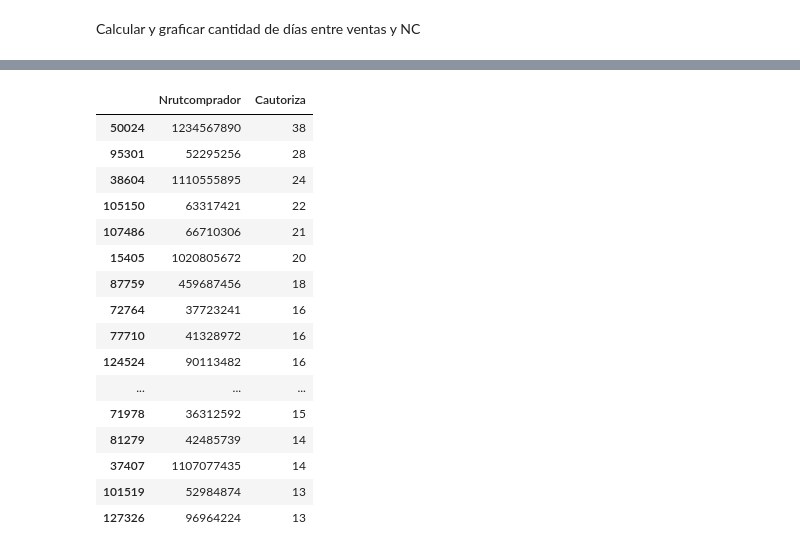
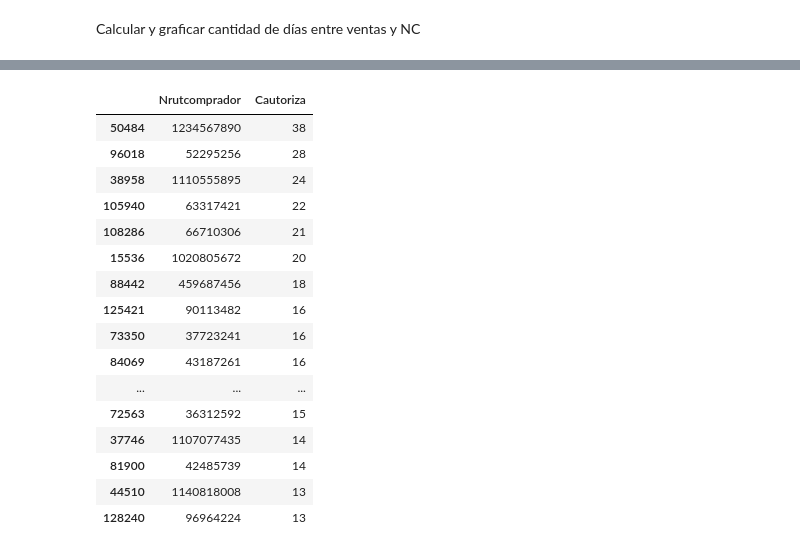
Before and after one commit to maperezrf/nc_santiago, a Jupyter notebook: clases.ipynb, the cells around one changed output, grey strips where cells are left out. Cells and saved outputs as stored; diff of their text form; code cells hidden in the pictures.

```diff
--- a/clases.ipynb
+++ b/clases.ipynb
@@ -77,24 +81,24 @@ dias_graf = px.bar(diferencia_dias, x="dif_dias", y="Cautoriza",title = "Diferen
 dias_graf.update_layout(xaxis_categoryorder = 'total descending')
 dias_graf.show()
 # %%
-top_20_clientes_nc = sa.df_nc.groupby("Nrutcomprador")["Cautoriza"].nunique().reset_index().sort_values("Cautoriza",ascending=False)
+top_20_clientes_nc = df_con_ep.groupby("Nrutcomprador")["Cautoriza"].nunique().reset_index().sort_values("Cautoriza",ascending=False)
 # %%
-top_20_clientes_nc.loc[~top_20_clientes_nc.Nrutcomprador.isin(["0","1","2"])].head(20)
+top_20_clientes_nc = top_20_clientes_nc.loc[~top_20_clientes_nc.Nrutcomprador.isin(["0","1","2"])].head(20)
 # %% [output]
 |  | Nrutcomprador | Cautoriza |
-| 50024 | 1234567890 | 38 |
-| 95301 | 52295256 | 28 |
-| 38604 | 1110555895 | 24 |
-| 105150 | 63317421 | 22 |
-| 107486 | 66710306 | 21 |
-| 15405 | 1020805672 | 20 |
-| 87759 | 459687456 | 18 |
-| 72764 | 37723241 | 16 |
-| 77710 | 41328972 | 16 |
-| 124524 | 90113482 | 16 |
+| 50484 | 1234567890 | 38 |
+| 96018 | 52295256 | 28 |
+| 38958 | 1110555895 | 24 |
+| 105940 | 63317421 | 22 |
+| 108286 | 66710306 | 21 |
+| 15536 | 1020805672 | 20 |
+| 88442 | 459687456 | 18 |
+| 125421 | 90113482 | 16 |
+| 73350 | 37723241 | 16 |
+| 84069 | 43187261 | 16 |
 | ... | ... | ... |
-| 71978 | 36312592 | 15 |
-| 81279 | 42485739 | 14 |
-| 37407 | 1107077435 | 14 |
-| 101519 | 52984874 | 13 |
-| 127326 | 96964224 | 13 |
+| 72563 | 36312592 | 15 |
+| 37746 | 1107077435 | 14 |
+| 81900 | 42485739 | 14 |
+| 44510 | 1140818008 | 13 |
+| 128240 | 96964224 | 13 |
```
Also changed, not shown: parts of 16 cells of this notebook, 1 other file.
